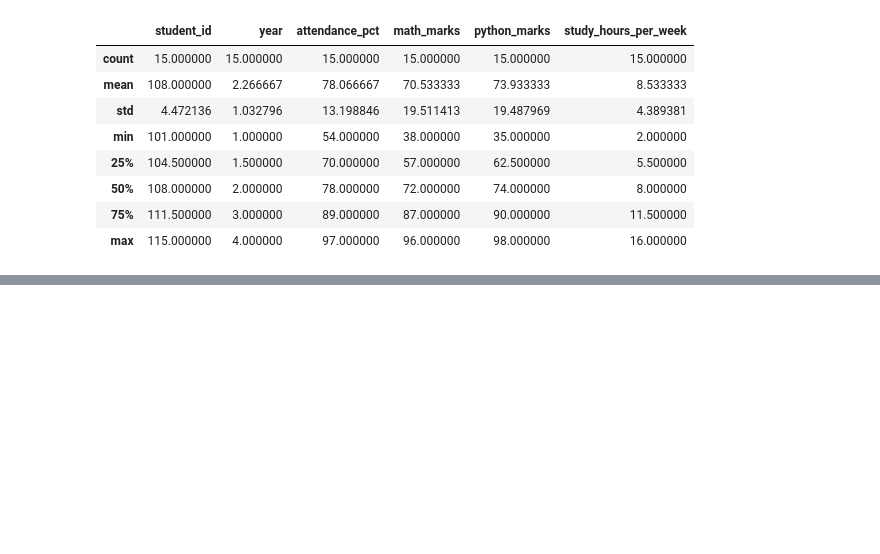
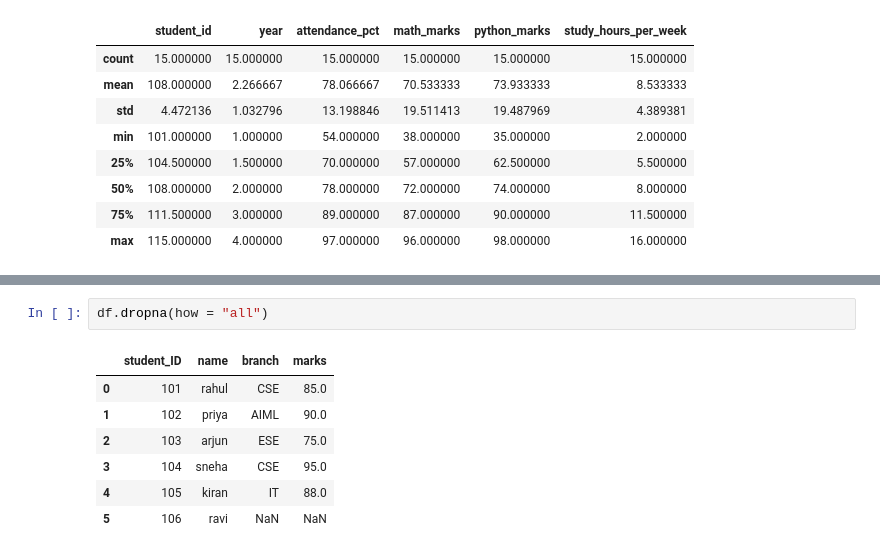
Before and after one commit to tanveer2399/numpy-foundmentals, a Jupyter notebook: pandas_foundamentals.ipynb, the cells around one changed output, grey strips where cells are left out. Saved outputs shown, nothing was run; the diff lists cells and outputs as text; blank space fills up the shorter version.

```diff
--- a/pandas_foundamentals.ipynb
+++ b/pandas_foundamentals.ipynb
@@ -501,0 +648,10 @@ display(df.describe())
+# %%
+df.dropna(how = "all")
+# %% [output]
+|  | student_ID | name | branch | marks |
+| 0 | 101 | rahul | CSE | 85.0 |
+| 1 | 102 | priya | AIML | 90.0 |
+| 2 | 103 | arjun | ESE | 75.0 |
+| 3 | 104 | sneha | CSE | 95.0 |
+| 4 | 105 | kiran | IT | 88.0 |
+| 5 | 106 | ravi | NaN | NaN |
```
Also changed, not shown: parts of 42 cells of this notebook.
